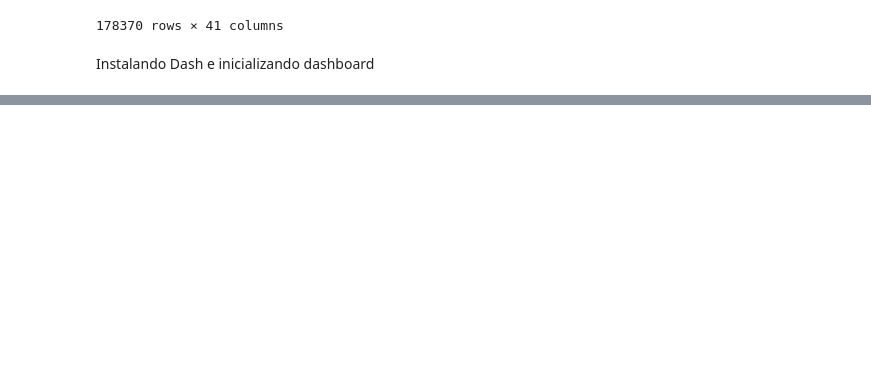
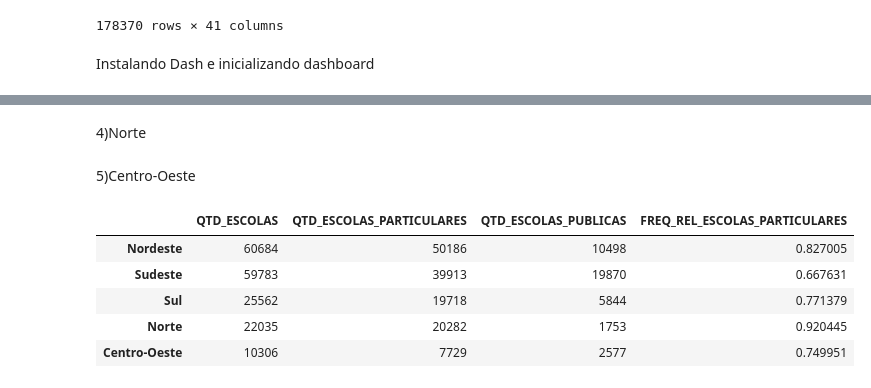
Before and after one commit to analluvias/dashboard, a Jupyter notebook: dash.ipynb, the cells around one changed output, grey strips where cells are left out. Drawn from its saved outputs; the diff is of its cells as text; code cells hidden in the pictures; blank space fills up the shorter version.

```diff
--- a/dash.ipynb
+++ b/dash.ipynb
@@ -153,0 +178,4 @@ df.sort_values(["TP_CATEGORIA_ESCOLA_PRIVADA"])
+# %%
+df_sudeste = df[df["NO_REGIAO"]=="Sudeste"]
+sudeste_particular = df_sudeste[df_sudeste["TP_DEPENDENCIA"] != 4]
+sudeste_publicas = df_sudeste[df_sudeste["TP_DEPENDENCIA"] == 4]
@@ -154 +184,31 @@ df.sort_values(["TP_CATEGORIA_ESCOLA_PRIVADA"])
+# %%
+df_sul = df[df["NO_REGIAO"]=="Sul"]
+sul_particular = df_sul[df_sul["TP_DEPENDENCIA"] != 4]
+sul_publicas = df_sul[df_sul["TP_DEPENDENCIA"] == 4]
+# %% [markdown]
+4)Norte
+# %%
+df_norte = df[df["NO_REGIAO"]=="Norte"]
+norte_particular = df_norte[df_norte["TP_DEPENDENCIA"] != 4]
+norte_publicas = df_norte[df_norte["TP_DEPENDENCIA"] == 4]
+# %% [markdown]
+5)Centro-Oeste
+# %%
+df_CentroOeste = df[df["NO_REGIAO"]=="Centro-Oeste"]
+CentroOeste_particular = df_CentroOeste[df_CentroOeste["TP_DEPENDENCIA"] != 4]
+CentroOeste_publicas = df_CentroOeste[df_CentroOeste["TP_DEPENDENCIA"] == 4]
+# %%
+hfreq = pd.DataFrame(series_v)
+hfreq.rename(columns={'NO_REGIAO': 'QTD_ESCOLAS'},inplace=True)
+hfreq["QTD_ESCOLAS_PARTICULARES"] = [len(nordeste_particular), len(sudeste_particular), len(sul_particular), len(norte_particular), len(CentroOeste_particular)]
+hfreq["QTD_ESCOLAS_PUBLICAS"] = [len(nordeste_publicas), len(sudeste_publicas), len(sul_publicas), len(norte_publicas), len(CentroOeste_publicas)]
+hfreq["FREQ_REL_ESCOLAS_PARTICULARES"] = hfreq["QTD_ESCOLAS_PARTICULARES"]/hfreq["QTD_ESCOLAS"]
+hfreq
+# %% [output]
+|  | QTD_ESCOLAS | QTD_ESCOLAS_PARTICULARES | QTD_ESCOLAS_PUBLICAS | FREQ_REL_ESCOLAS_PARTICULARES |
+| Nordeste | 60684 | 50186 | 10498 | 0.827005 |
+| Sudeste | 59783 | 39913 | 19870 | 0.667631 |
+| Sul | 25562 | 19718 | 5844 | 0.771379 |
+| Norte | 22035 | 20282 | 1753 | 0.920445 |
+| Centro-Oeste | 10306 | 7729 | 2577 | 0.749951 |
 # %%
```
Also changed, not shown: parts of 12 cells of this notebook.
